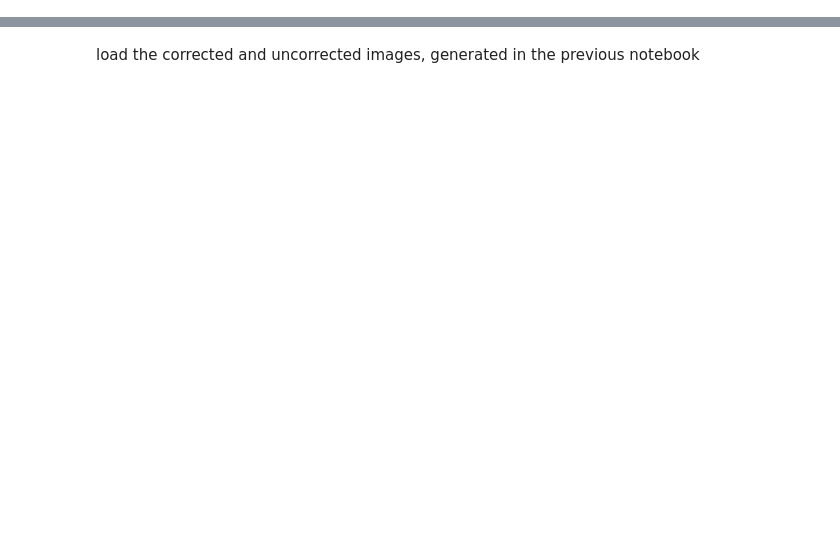
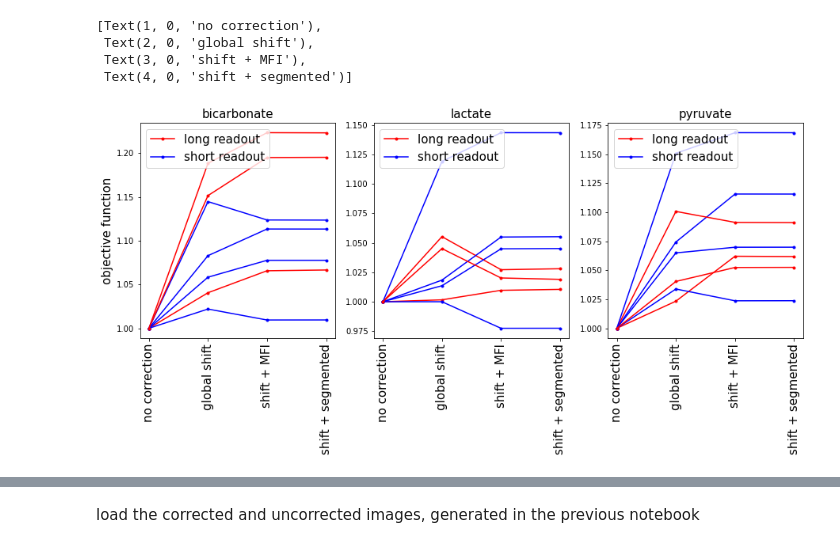
Before and after one commit to galenreed/spiralB0MapCorrection, a Jupyter notebook: 4_analyzeCorrectionResults.ipynb, the cells around one changed output, grey strips where cells are left out. Drawn from its saved outputs; the diff is of its cells as text; code cells hidden in the pictures; blank space fills up the shorter version.

```diff
--- a/4_analyzeCorrectionResults.ipynb
+++ b/4_analyzeCorrectionResults.ipynb
@@ -104,3 +99,76 @@ for patient in cdg.patientList:
+# %%
+
+ind = 0
+
+fig, (ax1, ax2, ax3) = plt.subplots(1,3,figsize=(15,5))
+l1 = [1,2,3,4]
+
+
+for patient in cdg.patientList:
+
+    dfi = df[df['subject']==ind]
+
+    readoutSeries = dfi[(dfi['labels']=='uncorrected' ) & (dfi['metabolite']=='bicarbonate')]['readout']
+    readout = readoutSeries.iloc[0]
+    pltcolor = 'b.-'
+    if readout == 'long':
+        pltcolor = 'r.-'
+
+
+
+    f1 = float(dfi[(dfi['labels']=='uncorrected' ) & (dfi['metabolite']=='bicarbonate')]['objective function'])
+    f2 = float(dfi[(dfi['labels']=='global shift only' ) & (dfi['metabolite']=='bicarbonate')]['objective function'])
+    f3 = float(dfi[(dfi['labels']=='MFI' ) & (dfi['metabolite']=='bicarbonate')]['objective function'])
+    f4 = float(dfi[(dfi['labels']=='Segmented' ) & (dfi['metabolite']=='bicarbonate')]['objective function'])
+    l2 = [1.0, f2/f1, f3/f1, f4/f1]
+    ax1.plot(l1,l2, pltcolor, label=readout +' readout')
+
+    f1 = float(dfi[(dfi['labels']=='uncorrected' ) & (dfi['metabolite']=='lactate')]['objective function'])
+    f2 = float(dfi[(dfi['labels']=='global shift only' ) & (dfi['metabolite']=='lactate')]['objective function'])
+    f3 = float(dfi[(dfi['labels']=='MFI' ) & (dfi['metabolite']=='lactate')]['objective function'])
+    f4 = float(dfi[(dfi['labels']=='Segmented' ) & (dfi['metabolite']=='lactate')]['objective function'])
+
+    l2 = [1.0, f2/f1, f3/f1, f4/f1]
+    ax2.plot(l1,l2, pltcolor, label=readout +' readout')
+
+    f1 = float(dfi[(dfi['labels']=='uncorrected' ) & (dfi['metabolite']=='pyruvate')]['objective function'])
+    f2 = float(dfi[(dfi['labels']=='global shift only' ) & (dfi['metabolite']=='pyruvate')]['objective function'])
+    f3 = float(dfi[(dfi['labels']=='MFI' ) & (dfi['metabolite']=='pyruvate')]['objective function'])
+    f4 = float(dfi[(dfi['labels']=='Segmented' ) & (dfi['metabolite']=='pyruvate')]['objective function'])
+
+    l2 = [1.0, f2/f1, f3/f1, f4/f1]
+    ax3.plot(l1,l2, pltcolor, label=readout +' readout')
+
+    ind += 1
+
+
+
+fs = 15
+tr = 90
+
+handles, labels = ax1.get_legend_handles_labels()
+by_label = dict(zip(labels, handles))
+ax1.legend(by_label.values(), by_label.keys())
+ax1.set_title('bicarbonate', fontsize=fs)
+ax1.set_xticks(l1)
+ax1.set_xticklabels(['no correction', 'global shift', 'shift + MFI', 'shift + segmented'], rotation=tr, fontsize=fs)
+ax1.set_ylabel('objective function', fontsize=fs)
+
+ax2.legend(by_label.values(), by_label.keys())
+ax2.set_title('lactate', fontsize=fs)
+ax2.set_xticks(l1)
+ax2.set_xticklabels(['no correction', 'global shift', 'shift + MFI', 'shift + segmented'], rotation=tr, fontsize=fs)
+
+ax3.legend(by_label.values(), by_label.keys())
+ax3.set_title('pyruvate', fontsize=fs)
+ax3.set_xticks(l1)
+ax3.set_xticklabels(['no correction', 'global shift', 'shift + MFI', 'shift + segmented'], rotation=tr, fontsize=fs)
+# %% [output]
+[Text(1, 0, 'no correction'),
+ Text(2, 0, 'global shift'),
+ Text(3, 0, 'shift + MFI'),
+ Text(4, 0, 'shift + segmented')]
+[figure, added]
 # %%
 df_peak = df[df['method'] == 'peak signal']
 df_grad = df[df['method'] == 'gradient']
```
Also changed, not shown: parts of 4 cells of this notebook, 2 other files.
